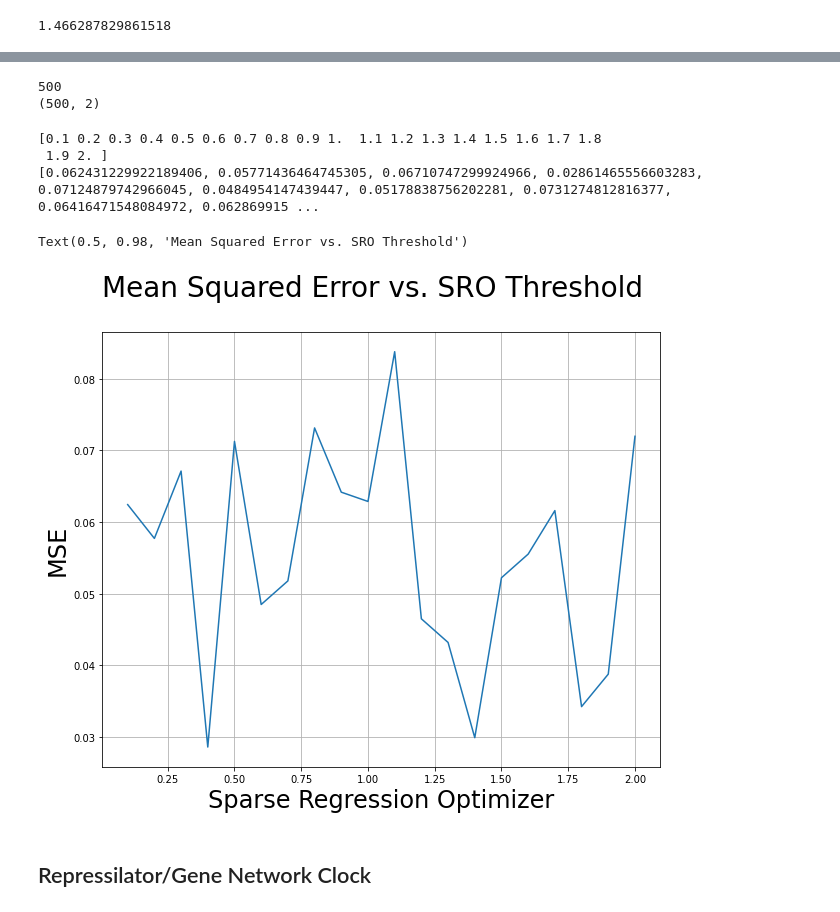
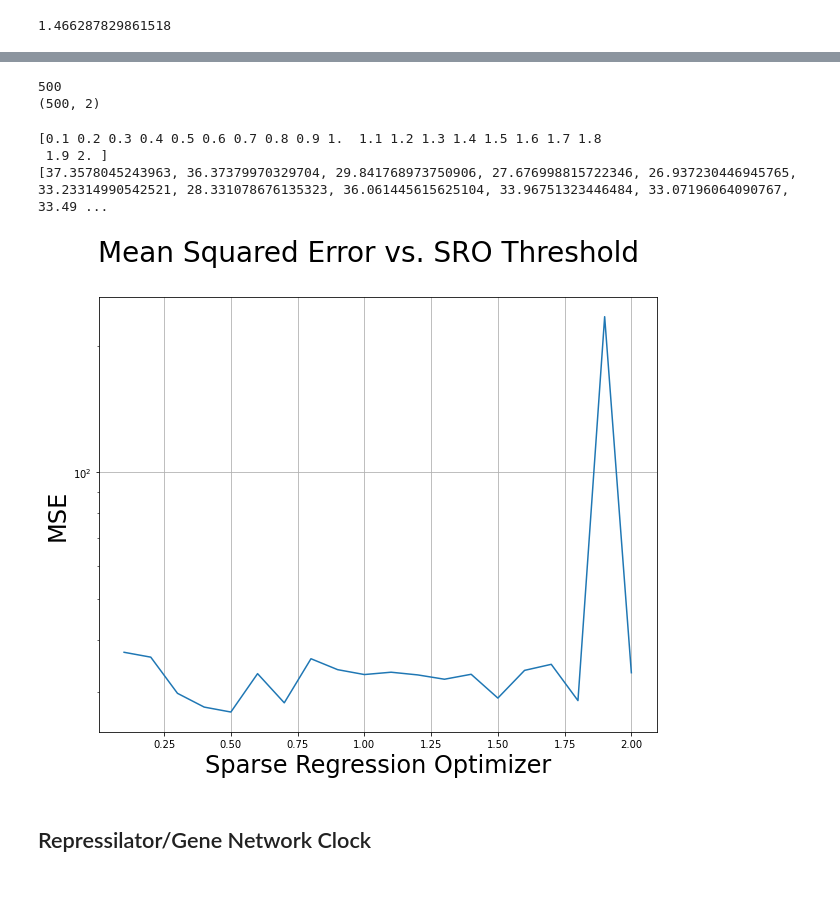
Before and after one commit to ainsleylaiuw/ISB-Hadlock-Lai, a Jupyter notebook: Ex_System.ipynb, the cells around one changed output, grey strips where cells are left out. Drawn from its saved outputs; the diff is of its cells as text; code cells hidden in the pictures.

```diff
--- a/Ex_System.ipynb
+++ b/Ex_System.ipynb
@@ -47,7 +41,7 @@ import colorednoise as cn
 num = 2
 mu = np.zeros(num)
 sigma = np.zeros((num, num))
-sigmaVal = .5
+sigmaVal = .9
 np.fill_diagonal(sigma, sigmaVal)
 #sigma
 result = np.random.multivariate_normal(mu, sigma**2, (100, 100))
@@ -64,17 +58,17 @@ result = np.random.multivariate_normal(mu, sigma**2, (100, 100))
 # accurate enough for noise? Pink noise behaving weird
 beta = 0 # the exponent
 samples = 2**18 # number of samples to generate
-y = cn.powerlaw_psd_gaussian(beta, (100, 400, 2))#*.73
+y = cn.powerlaw_psd_gaussian(beta, (100, 400, 2)) * sigmaVal + 0.02
 #print(np.max(y))
-"""
+#"""
 y_list = []
 result_list = []
 for i in range(1000):
-    y_temp = (cn.powerlaw_psd_gaussian(beta, 10000)*.52)
+    y_temp = (cn.powerlaw_psd_gaussian(beta, (100, 100, 2)) * (sigmaVal + 0.03))
     result_temp = (np.random.multivariate_normal(mu, sigma**2, (100, 100)))
     y_list.append(y_temp)
     result_list.append(result_temp)
-print(np.mean(y_list))
-print(np.mean(result_list))
-"""
+print(f"colorednoise mean = {np.mean(y_list)}")
+print(f"multivariate_normal mean = {np.mean(result_list)}")
+#"""
 # %% [output]
@@ -169,7 +164,7 @@ for i in range(n_of_ic):
     netswitch_train_temp = solve_ivp(
         netswitch, trange, netswitch_x0s[i], t_eval=tvals
     ).y.T
-    noise = np.random.normal(0, sigma, netswitch_train_temp.shape)
+    noise = np.random.normal(0, .1, netswitch_train_temp.shape)
     netswitch_train_multi.append(netswitch_train_temp + noise)
     #netswitch_train_multi.append(netswitch_train_temp + np.random.normal(0, 0.015, netswitch_train_temp.shape))
 #axs.legend()
@@ -177,7 +172,7 @@ for i in range(n_of_ic):
 #plt.show()
 #print(netswitch_train_multi)
 
-sparse_regression_optimizer = ps.STLSQ(threshold=0.7)
+sparse_regression_optimizer = ps.STLSQ(threshold=0.5)
 model = ps.SINDy(feature_names=['u', 'v'], optimizer=sparse_regression_optimizer, feature_library=netswitch_library)
 model.fit(netswitch_train_multi, t=dt, multiple_trajectories=True)
 model.print()
@@ -242,9 +238,18 @@ netswitch_x0s = (np.random.rand(n_of_ic, feature_count) * 5 - np.random.rand(n_o
 sigma = 0.01
 sigma_list = np.linspace(0.001, 0.6, 20)
 mu = np.zeros(feature_count)
-
+sparse_regression_optimizer = ps.STLSQ(threshold=0.7)
 MSE_list = []
 netswitch_train_multi = []
+integrator_keywords = {}
+# 0 for white, 1 for pink, 2 for brown
+beta = 0
+integrator_keywords['full_output'] = True
+integrator_keywords['rtol'] = 1e-12
+integrator_keywords['method'] = 'LSODA'
+integrator_keywords['atol'] = 1e-12
+
+print(integrator_keywords)
 
 # creation of TRUE data/solution
 for i in range(n_of_ic):
@@ -262,13 +267,15 @@ for j in range(len(sigma_list)):
     sigma = np.zeros((feature_count, feature_count))
     sigmaVal = sigma_list[j]
     np.fill_diagonal(sigma, sigmaVal)
-    noise = np.random.multivariate_normal(mu, sigma**2, (n_of_ic, len(tvals)))
+    #noise = np.random.multivariate_normal(mu, sigma**2, (n_of_ic, len(tvals)))
+    noise = cn.powerlaw_psd_gaussian(beta, (n_of_ic, len(tvals), feature_count)) * (sigmaVal + 0.03)
     model = ps.SINDy(feature_names=['u', 'v'], optimizer=sparse_regression_optimizer, feature_library=netswitch_library)
     model.fit(list(netswitch_train_multi + noise), t=dt, multiple_trajectories=True)
     simulations = []
     # create simulations list to hold simulated data for corresponding IC
     for k in range(n_of_ic):
-        netswitch_sim = model.simulate(netswitch_x0s[k], t=tvals, integrator="odeint")
+        # problem area with warnings
+        netswitch_sim = model.simulate(netswitch_x0s[k], t=tvals, integrator="odeint", integrator_kws=integrator_keywords)
         simulations.append(netswitch_sim)
     #MSE = np.square(np.subtract(netswitch_train_multi, simulations)).mean()
     MSE = np.square(np.subtract(netswitch_train_multi, simulations)).sum() / (len(tvals) * feature_count)
@@ -281,4 +288,5 @@ plt.grid(True)
 plt.xlabel("$\sigma$", fontsize=24)
 plt.ylabel("MSE", fontsize=24)
 fig.suptitle('Mean Squared Error vs. Standard Deviation in Gaussian Noise', fontsize=28)
+plt.yscale('log')
 # %% [output]
@@ -321,37 +329,39 @@ print(len(netswitch_train_multi))
 print(netswitch_train_multi[0].shape)
 sigma = np.zeros((feature_count, feature_count))
 sigmaVal = 0.2
 np.fill_diagonal(sigma, sigmaVal)
 # figure out sigma threshold with rmse for prev. cell
 # train models
 for j in range(len(threshold_list)):
     sparse_regression_optimizer = ps.STLSQ(threshold=threshold_list[j])
     model = ps.SINDy(feature_names=['u', 'v'], optimizer=sparse_regression_optimizer, feature_library=netswitch_library)
     noise = np.random.multivariate_normal(mu, sigma**2, (n_of_ic, len(tvals)))
     model.fit(list(netswitch_train_multi + noise), t=dt, multiple_trajectories=True)
     simulations = []
     # create simulations list to hold simulated data for corresponding IC
     for k in range(n_of_ic):
         netswitch_sim = model.simulate(netswitch_x0s[k], t=tvals, integrator="odeint")
         simulations.append(netswitch_sim)
-    MSE = np.square(np.subtract(netswitch_train_multi, simulations)).mean()
+    #MSE = np.square(np.subtract(netswitch_train_multi, simulations)).mean()
+    MSE = np.square(np.subtract(netswitch_train_multi, simulations)).sum() / (feature_count * len(tvals))
     MSE_list.append(MSE)
 print(threshold_list)
 print(MSE_list)
 axs.plot(threshold_list, MSE_list)
 axs.set(xlabel="Sparse Regression Optimizer", ylabel="MSE")
 plt.grid(True)
 plt.xlabel("Sparse Regression Optimizer", fontsize=24)
 plt.ylabel("MSE", fontsize=24)
 fig.suptitle('Mean Squared Error vs. SRO Threshold', fontsize=28)
+plt.savefig("C:/Users/UserALai/Downloads\img.svg", bbox_inches='tight')
+plt.yscale('log')
 # %% [output]
 500
 (500, 2)
 [0.1 0.2 0.3 0.4 0.5 0.6 0.7 0.8 0.9 1.  1.1 1.2 1.3 1.4 1.5 1.6 1.7 1.8
  1.9 2. ]
-[0.062431229922189406, 0.05771436464745305, 0.06710747299924966, 0.02861465556603283, 0.07124879742966045, 0.0484954147439447, 0.05178838756202281, 0.0731274812816377, 0.06416471548084972, 0.062869915 ...
+[37.3578045243963, 36.37379970329704, 29.841768973750906, 27.676998815722346, 26.937230446945765, 33.23314990542521, 28.331078676135323, 36.061445615625104, 33.96751323446484, 33.07196064090767, 33.49 ...
-Text(0.5, 0.98, 'Mean Squared Error vs. SRO Threshold')
-[figure, old version]
+[figure, new version]
 # %% [markdown]
 ## Repressilator/Gene Network Clock
 # %%
```
Also changed, not shown: parts of 5 cells of this notebook.
